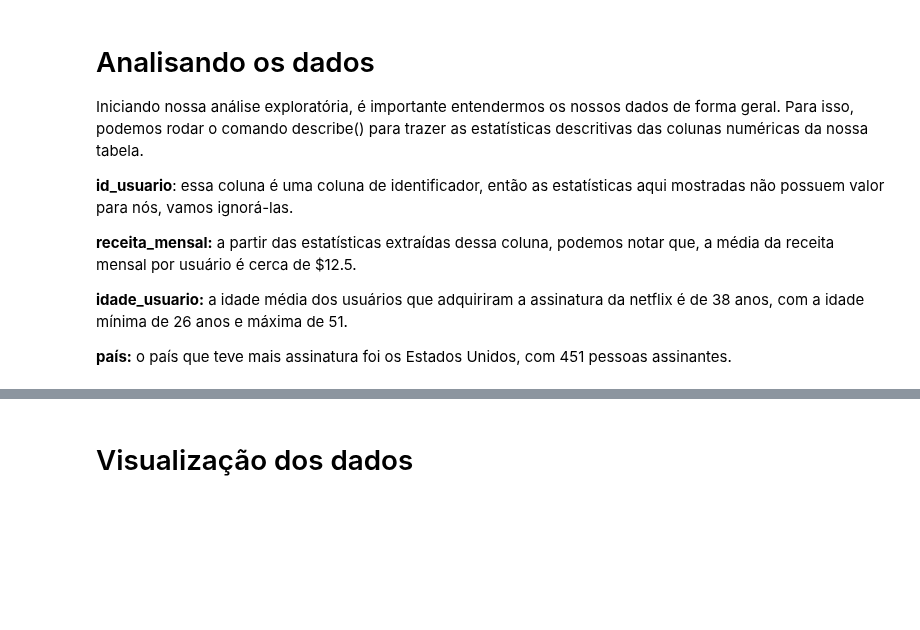
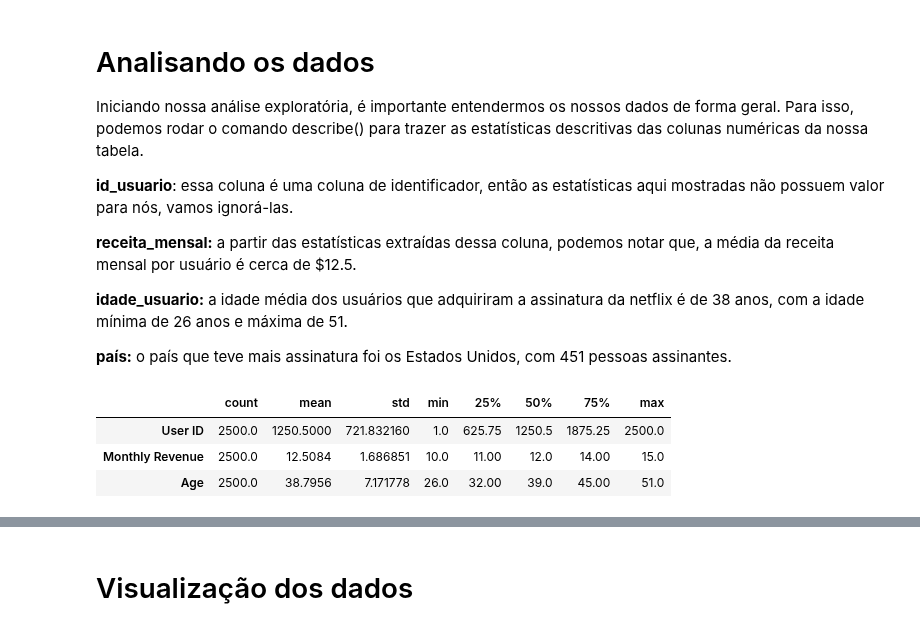
Before and after one commit to reprograma/on29-python-s14-analise-de-dados, a Jupyter notebook: material/s14_parte1.ipynb, the cells around one changed output, grey strips where cells are left out. Cells and saved outputs as stored; diff of their text form; code cells hidden in the pictures; blank space fills up the shorter version.

```diff
--- a/material/s14_parte1.ipynb
+++ b/material/s14_parte1.ipynb
@@ -155,5 +199,12 @@ Iniciando nossa análise exploratória, é importante entendermos os nossos dado
 **idade_usuario:** a idade média dos usuários que adquiriram a assinatura da netflix é de 38 anos, com a idade mínima de 26 anos e máxima de 51.
 
 **país:** o país que teve mais assinatura foi os Estados Unidos, com 451 pessoas assinantes.
+# %%
+df_netflix.describe().T
+# %% [output]
+|  | count | mean | std | min | 25% | 50% | 75% | max |
+| User ID | 2500.0 | 1250.5000 | 721.832160 | 1.0 | 625.75 | 1250.5 | 1875.25 | 2500.0 |
+| Monthly Revenue | 2500.0 | 12.5084 | 1.686851 | 10.0 | 11.00 | 12.0 | 14.00 | 15.0 |
+| Age | 2500.0 | 38.7956 | 7.171778 | 26.0 | 32.00 | 39.0 | 45.00 | 51.0 |
 # %%
 df_netflix.describe(include='all').T
```
Also changed, not shown: parts of 22 cells of this notebook, 6 other files.
